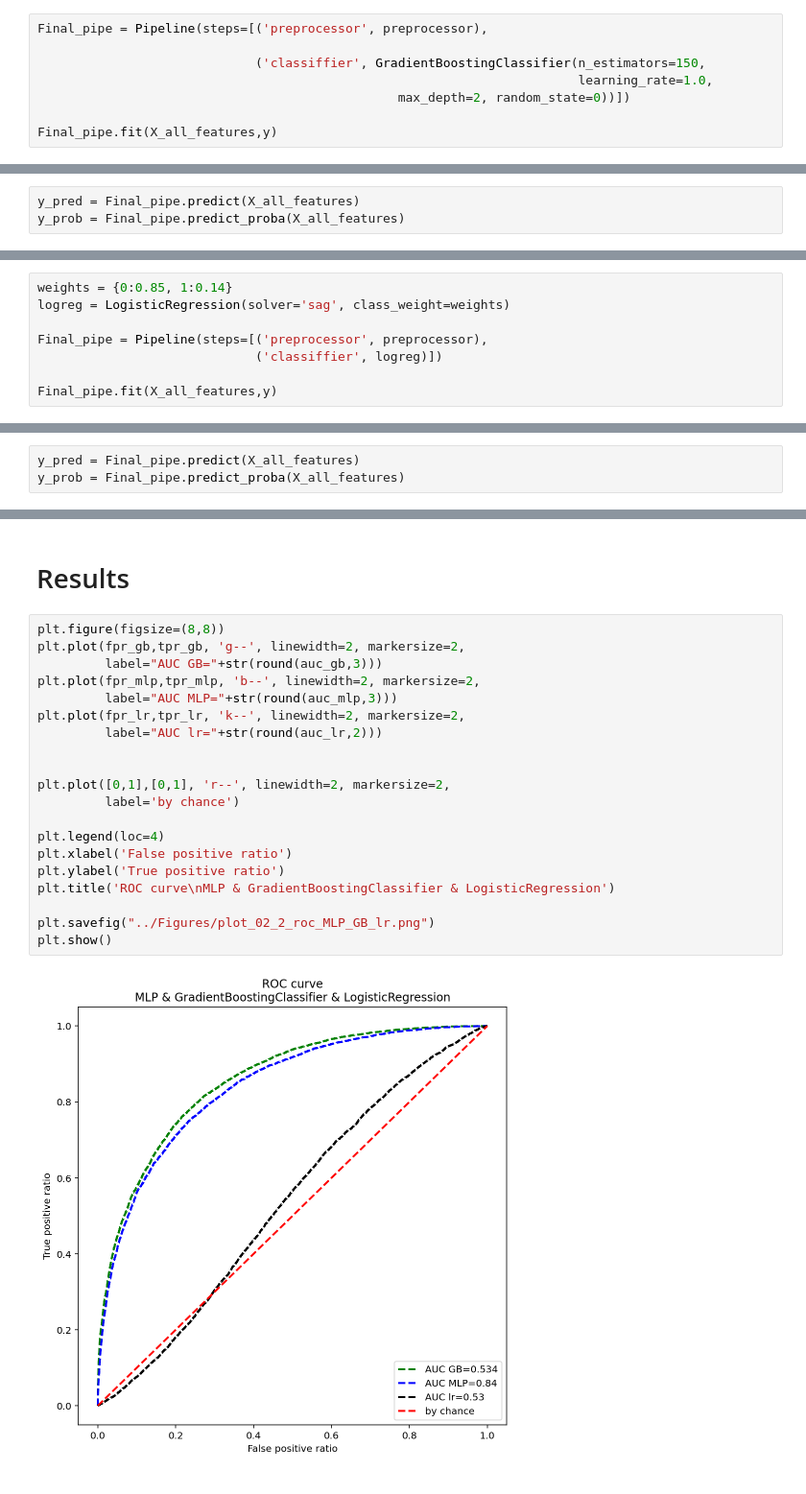
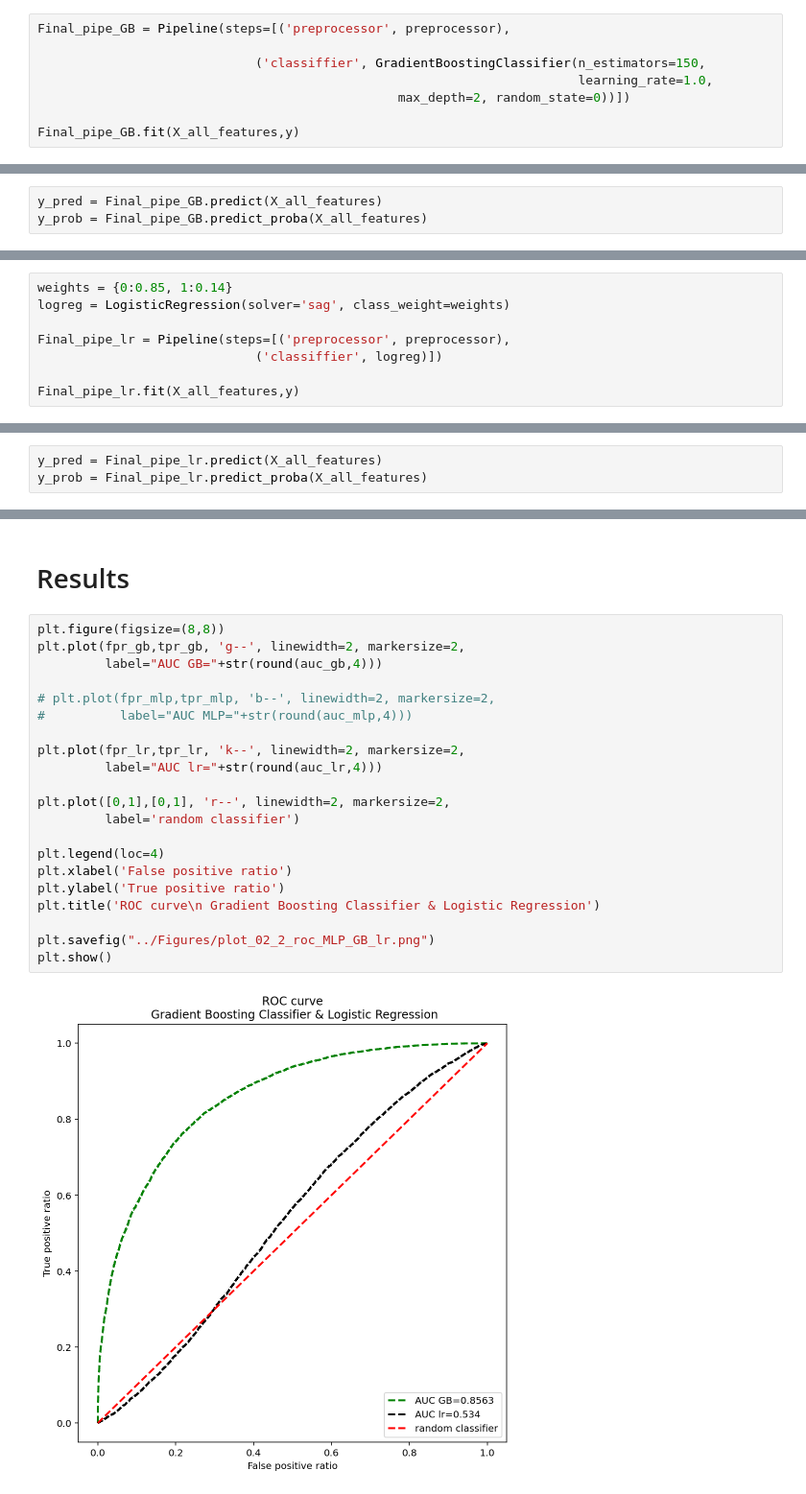
Before and after one commit to Atashnezhad/A_Data_Science_Project, a Jupyter notebook: Codes/P02_2_Modeling.ipynb, the cells around one changed output, grey strips where cells are left out. Shown: that part at 96% size. Saved outputs shown, nothing was run; the diff lists cells and outputs as text.

```diff
--- a/Codes/P02_2_Modeling.ipynb
+++ b/Codes/P02_2_Modeling.ipynb
@@ -666,11 +690,11 @@ from sklearn.ensemble import GradientBoostingClassifier
 # %%
-Final_pipe = Pipeline(steps=[('preprocessor', preprocessor),
+Final_pipe_GB = Pipeline(steps=[('preprocessor', preprocessor),
 
                              ('classiffier', GradientBoostingClassifier(n_estimators=150,
                                                                         learning_rate=1.0,
                                                 max_depth=2, random_state=0))])
 
-Final_pipe.fit(X_all_features,y)
+Final_pipe_GB.fit(X_all_features,y)
 # %% [output]
 Pipeline(steps=[('preprocessor',
                  ColumnTransformer(transformers=[('pipeline-1',
@@ -692,6 +721,6 @@ Pipeline(steps=[('preprocessor',
 # %%
-y_pred = Final_pipe.predict(X_all_features)
-y_prob = Final_pipe.predict_proba(X_all_features)
+y_pred = Final_pipe_GB.predict(X_all_features)
+y_prob = Final_pipe_GB.predict_proba(X_all_features)
 # %%
 plt.figure(figsize=(7,7))
 # https://stackoverflow.com/questions/25009284/how-to-plot-roc-curve-in-python
@@ -734,10 +763,10 @@ Accuracy, Precision, Recall
 weights = {0:0.85, 1:0.14}
 logreg = LogisticRegression(solver='sag', class_weight=weights)
 
-Final_pipe = Pipeline(steps=[('preprocessor', preprocessor),
+Final_pipe_lr = Pipeline(steps=[('preprocessor', preprocessor),
                              ('classiffier', logreg)])
 
-Final_pipe.fit(X_all_features,y)
+Final_pipe_lr.fit(X_all_features,y)
 # %% [output]
 Pipeline(steps=[('preprocessor',
                  ColumnTransformer(transformers=[('pipeline-1',
@@ -759,6 +793,6 @@ Pipeline(steps=[('preprocessor',
 # %%
-y_pred = Final_pipe.predict(X_all_features)
-y_prob = Final_pipe.predict_proba(X_all_features)
+y_pred = Final_pipe_lr.predict(X_all_features)
+y_prob = Final_pipe_lr.predict_proba(X_all_features)
 # %%
 plt.figure(figsize=(7,7))
 # https://stackoverflow.com/questions/25009284/how-to-plot-roc-curve-in-python
@@ -800,22 +834,23 @@ Accuracy, Precision, Recall
 # %%
 plt.figure(figsize=(8,8))
 plt.plot(fpr_gb,tpr_gb, 'g--', linewidth=2, markersize=2,
-         label="AUC GB="+str(round(auc_gb,3)))
-plt.plot(fpr_mlp,tpr_mlp, 'b--', linewidth=2, markersize=2,
-         label="AUC MLP="+str(round(auc_mlp,3)))
+         label="AUC GB="+str(round(auc_gb,4)))
+
+# plt.plot(fpr_mlp,tpr_mlp, 'b--', linewidth=2, markersize=2,
+#          label="AUC MLP="+str(round(auc_mlp,4)))
+
 plt.plot(fpr_lr,tpr_lr, 'k--', linewidth=2, markersize=2,
-         label="AUC lr="+str(round(auc_lr,2)))
-
+         label="AUC lr="+str(round(auc_lr,4)))
 
 plt.plot([0,1],[0,1], 'r--', linewidth=2, markersize=2,
-         label='by chance')
+         label='random classifier')
 
 plt.legend(loc=4)
 plt.xlabel('False positive ratio')
 plt.ylabel('True positive ratio')
-plt.title('ROC curve\nMLP & GradientBoostingClassifier & LogisticRegression')
+plt.title('ROC curve\n Gradient Boosting Classifier & Logistic Regression')
 
 plt.savefig("../Figures/plot_02_2_roc_MLP_GB_lr.png")
 plt.show()
 # %% [output]
-[figure, old version]
+[figure, new version]
```
Also changed, not shown: parts of 45 cells of this notebook, 5 other files.
